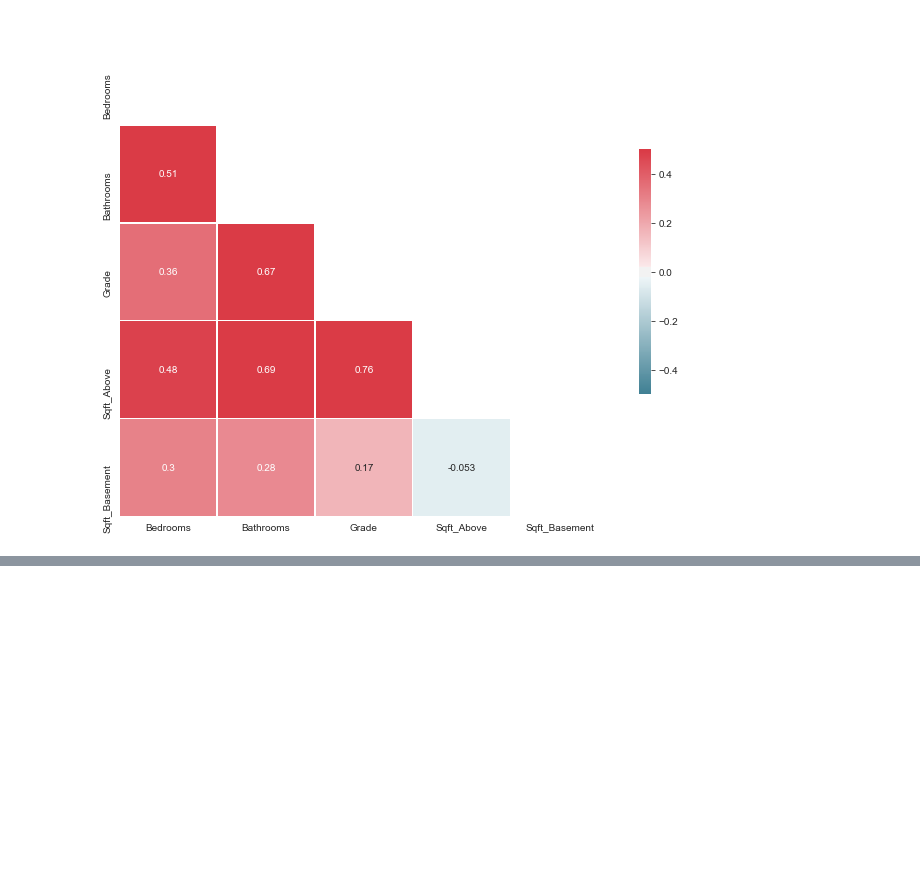
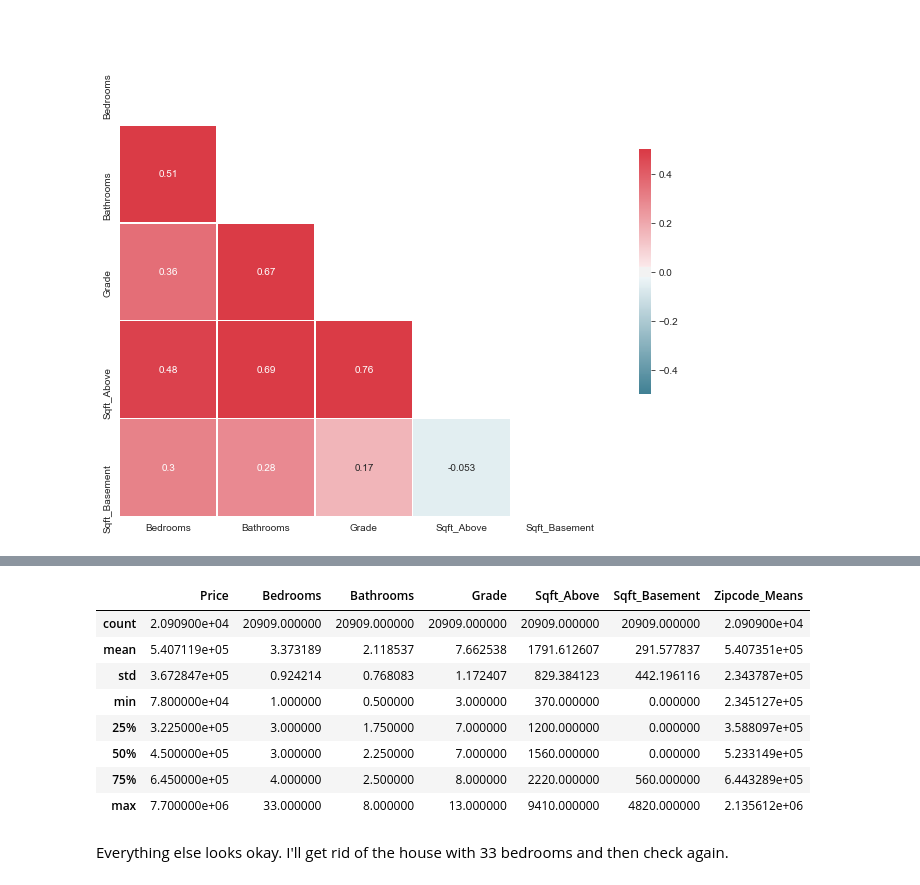
Before and after one commit to pjofrelora/dsc-1-final-project-online-ds-sp-000, a Jupyter notebook: student.ipynb, the cells around one changed output, grey strips where cells are left out. Cells and saved outputs as stored; diff of their text form; code cells hidden in the pictures; blank space fills up the shorter version.

```diff
--- a/student.ipynb
+++ b/student.ipynb
@@ -496,0 +489,2 @@ sns.set_style()
+# %%
+kc.drop('Zipcode', axis = 1, inplace = True)
@@ -496,0 +493,8 @@ sns.set_style()
+# %%
+kc = kc.reset_index().drop_duplicates(subset = 'id')
+kc['id'] = kc.id.astype('int')
+kc = kc.set_index('id')
+# %%
+month_dummies = pd.get_dummies(kc.Month)
+kc = kc.join(month_dummies,on = 'id')
+kc.drop(labels = ['Month', 'Month_Means'], axis = 1, inplace = True)
@@ -496,0 +528,17 @@ sns.set_style()
+# %%
+for month in list(kc.columns[16:]):
+    kc[month] = kc[month].astype('category')
+# %%
+kc.describe()
+# %% [output]
+|  | Price | Bedrooms | Bathrooms | Grade | Sqft_Above | Sqft_Basement | Zipcode_Means |
+| count | 2.090900e+04 | 20909.000000 | 20909.000000 | 20909.000000 | 20909.000000 | 20909.000000 | 2.090900e+04 |
+| mean | 5.407119e+05 | 3.373189 | 2.118537 | 7.662538 | 1791.612607 | 291.577837 | 5.407351e+05 |
+| std | 3.672847e+05 | 0.924214 | 0.768083 | 1.172407 | 829.384123 | 442.196116 | 2.343787e+05 |
+| min | 7.800000e+04 | 1.000000 | 0.500000 | 3.000000 | 370.000000 | 0.000000 | 2.345127e+05 |
+| 25% | 3.225000e+05 | 3.000000 | 1.750000 | 7.000000 | 1200.000000 | 0.000000 | 3.588097e+05 |
+| 50% | 4.500000e+05 | 3.000000 | 2.250000 | 7.000000 | 1560.000000 | 0.000000 | 5.233149e+05 |
+| 75% | 6.450000e+05 | 4.000000 | 2.500000 | 8.000000 | 2220.000000 | 560.000000 | 6.443289e+05 |
+| max | 7.700000e+06 | 33.000000 | 8.000000 | 13.000000 | 9410.000000 | 4820.000000 | 2.135612e+06 |
+# %% [markdown]
+Everything else looks okay. I'll get rid of the house with 33 bedrooms and then check again.
```
Also changed, not shown: parts of 20 cells of this notebook.
